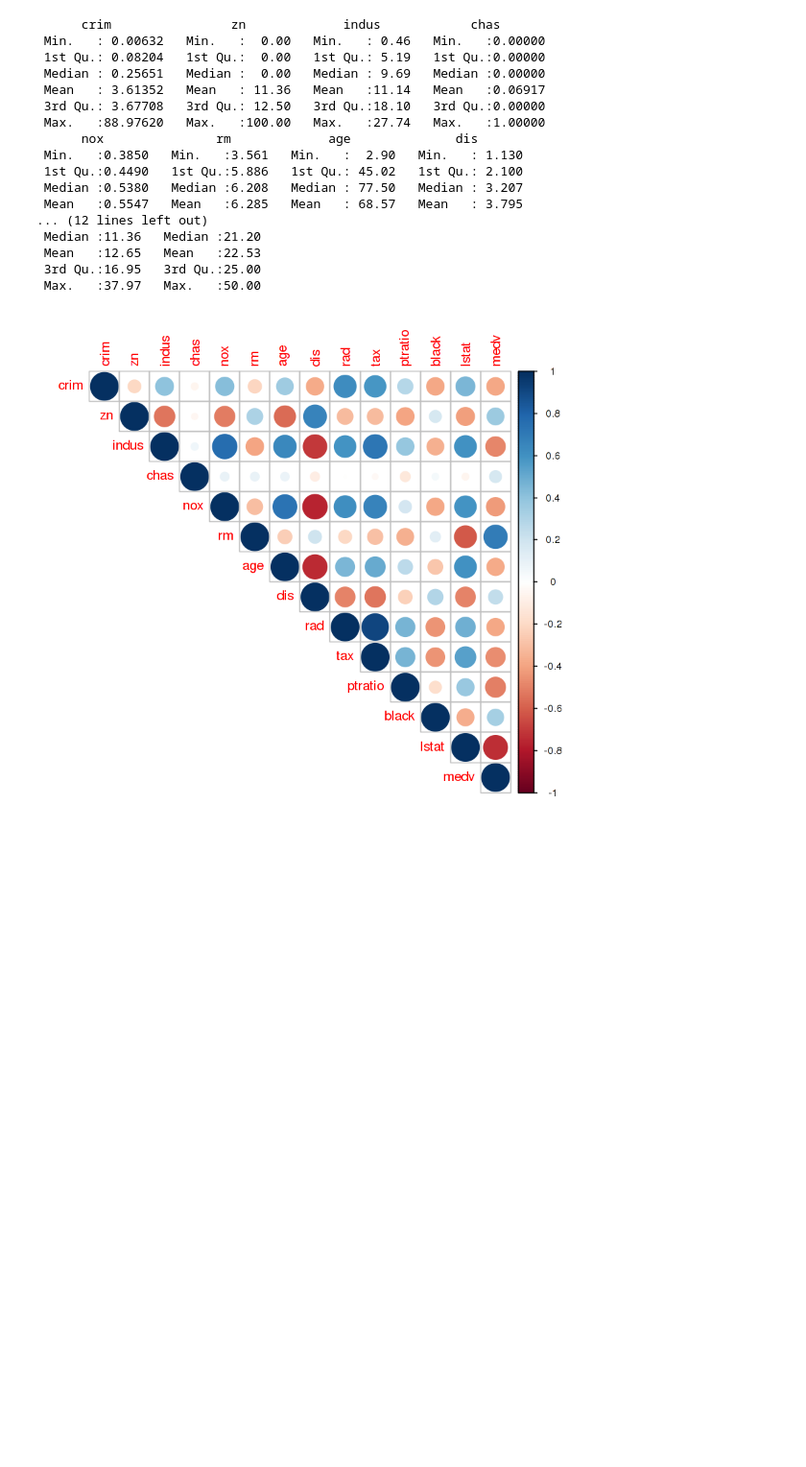
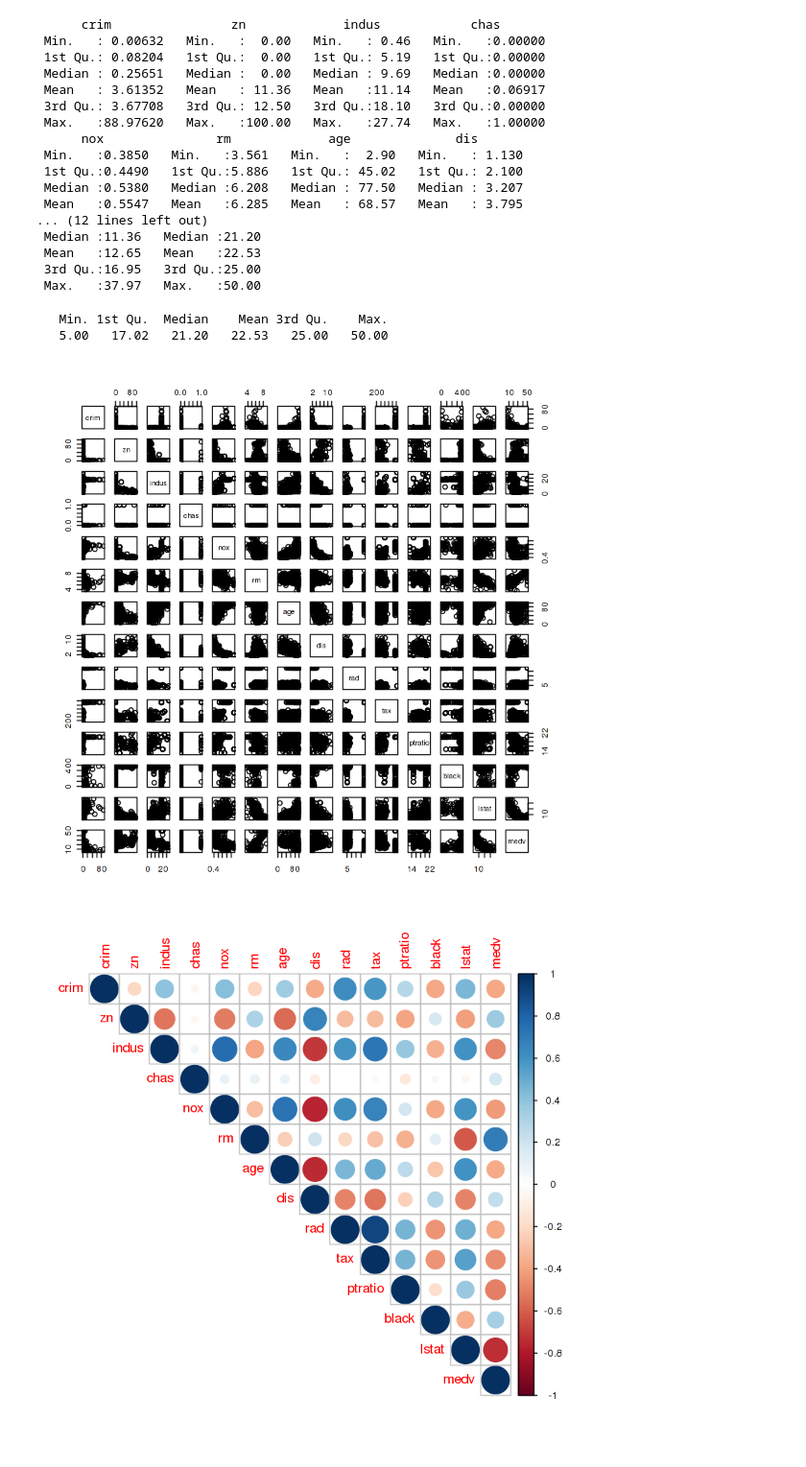
Before and after one commit to hamid58b/case_study, a Jupyter notebook: Boston.ipynb, the cells around one changed output. Shown: that part at 96% size. Drawn from its saved outputs; the diff is of its cells as text; code cells hidden in the pictures; blank space fills up the shorter version.

```diff
--- a/Boston.ipynb
+++ b/Boston.ipynb
@@ -46,6 +51,15 @@ summary(data)
  Mean   :12.65   Mean   :22.53
  3rd Qu.:16.95   3rd Qu.:25.00
  Max.   :37.97   Max.   :50.00
+# %%
+summary(data$medv)
+# %% [output]
+   Min. 1st Qu.  Median    Mean 3rd Qu.    Max.
+   5.00   17.02   21.20   22.53   25.00   50.00
+# %%
+plot(data)
+# %% [output]
+[figure, added]
 # %%
 # check the correaltion
 correlation_matrix <- cor(data)
```
Also changed, not shown: parts of 3 cells of this notebook.
